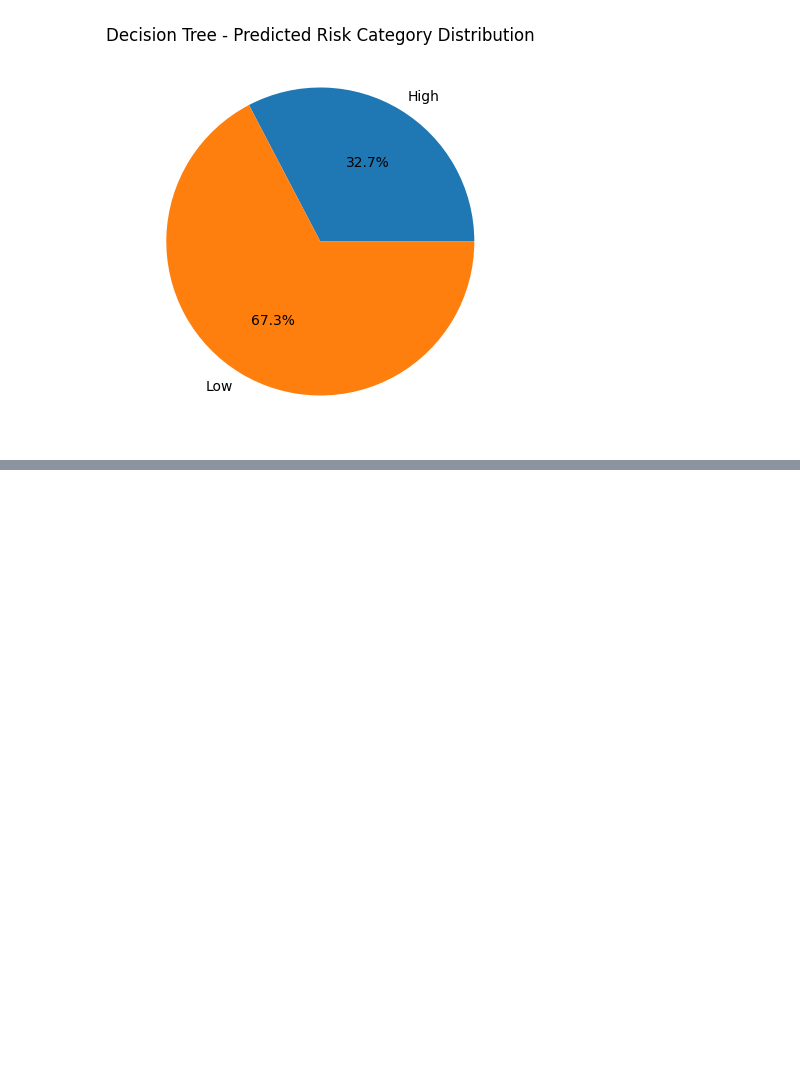
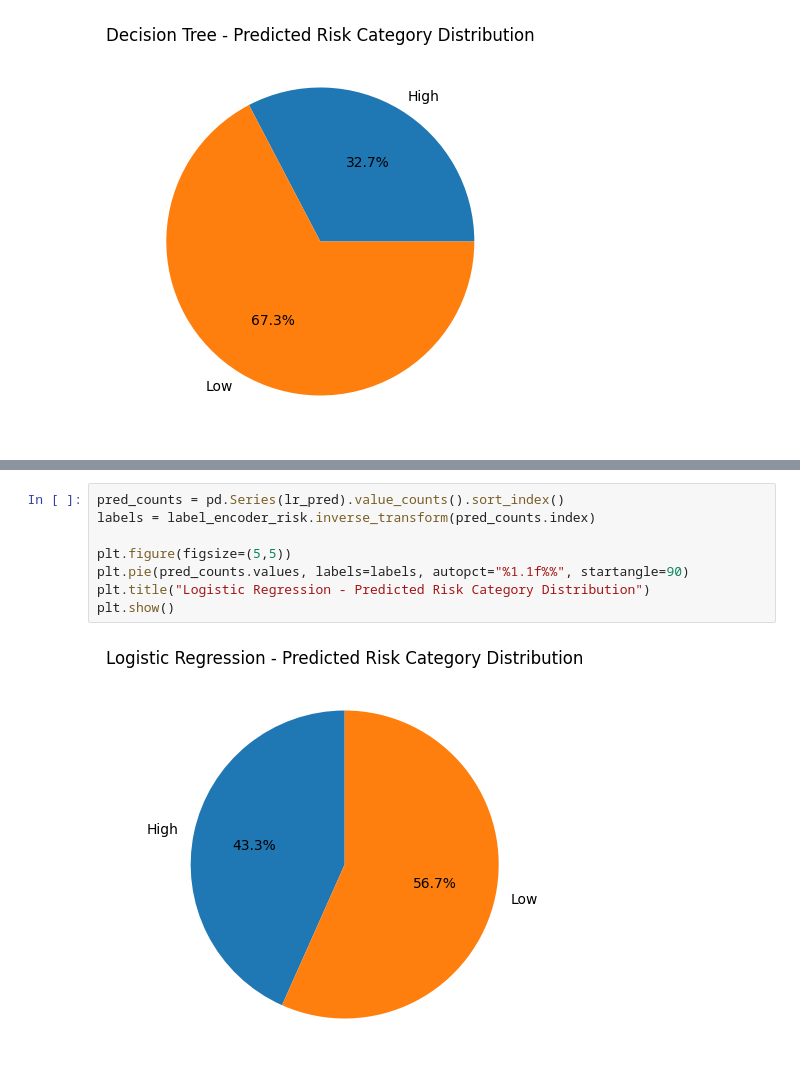
Before and after one commit to linlin0708/Data-Mining-Group-Project, a Jupyter notebook: DataMiningGP.ipynb, the cells around one changed output, grey strips where cells are left out. Saved outputs shown, nothing was run; the diff lists cells and outputs as text; blank space fills up the shorter version.

```diff
--- a/DataMiningGP.ipynb
+++ b/DataMiningGP.ipynb
@@ -600,0 +648,10 @@ plt.show()
+# %%
+pred_counts = pd.Series(lr_pred).value_counts().sort_index()
+labels = label_encoder_risk.inverse_transform(pred_counts.index)
+
+plt.figure(figsize=(5,5))
+plt.pie(pred_counts.values, labels=labels, autopct="%1.1f%%", startangle=90)
+plt.title("Logistic Regression - Predicted Risk Category Distribution")
+plt.show()
+# %% [output]
+[figure, added]
```
Also changed, not shown: parts of 5 cells of this notebook.
